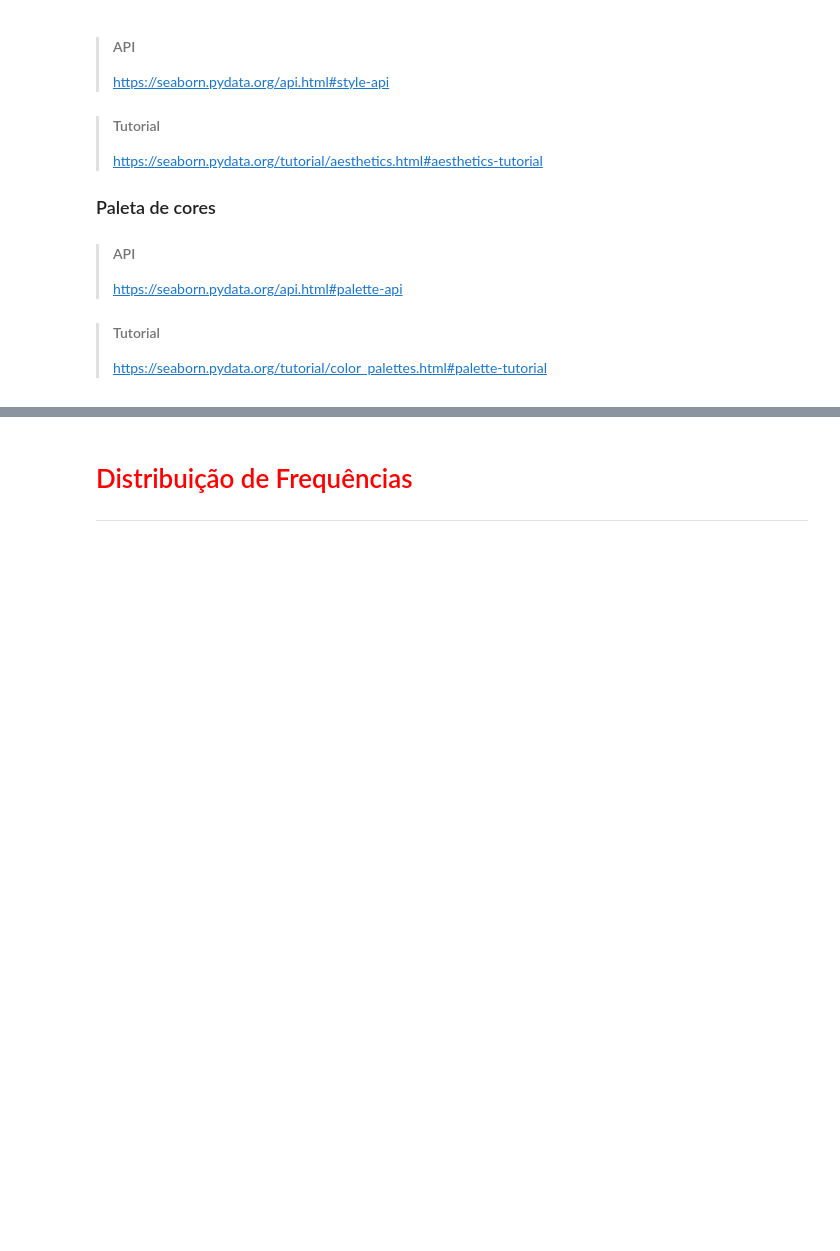
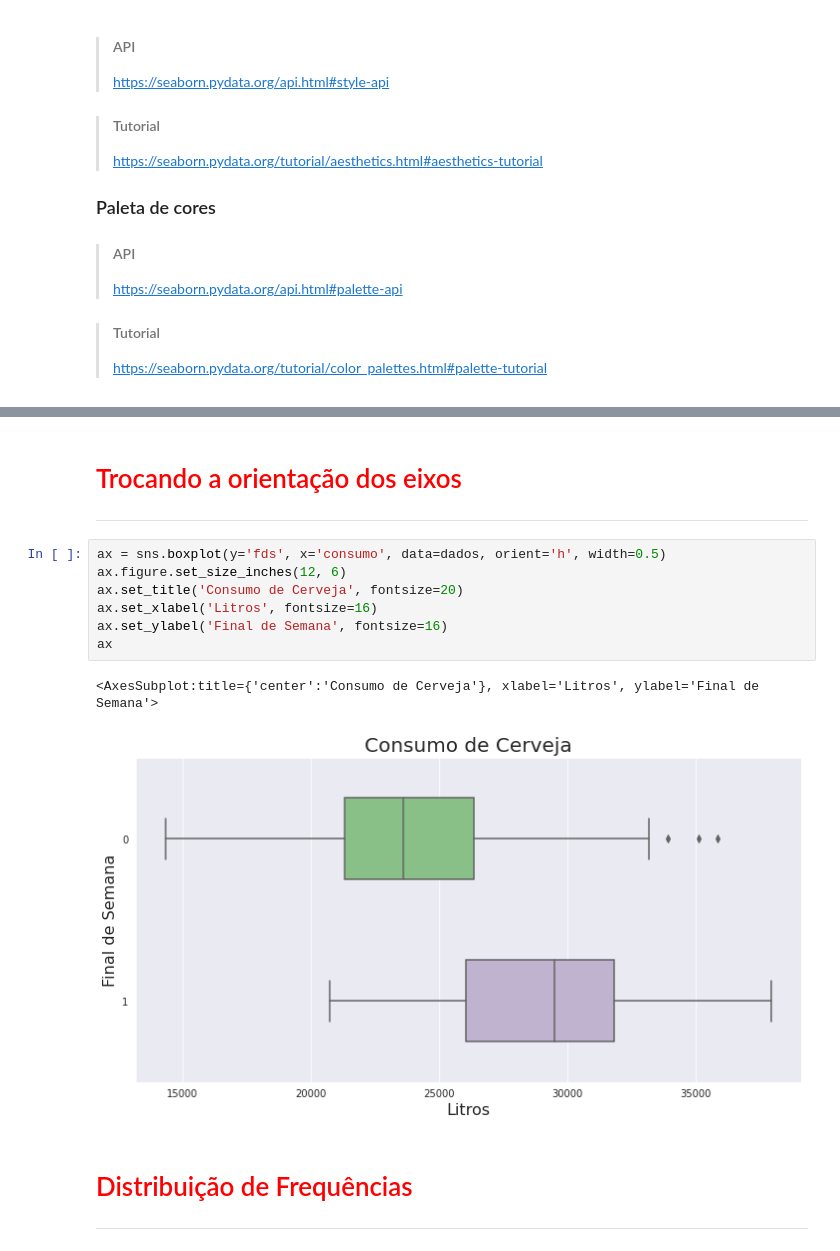
Before and after one commit to eltonrp/formacao_Data_Science, a Jupyter notebook: 04_regressao_linear/notebook/Regressão Linear.ipynb, the cells around one changed output, grey strips where cells are left out. Saved outputs shown, nothing was run; the diff lists cells and outputs as text; blank space fills up the shorter version.

```diff
--- a/04_regressao_linear/notebook/Regressão Linear.ipynb
+++ b/04_regressao_linear/notebook/Regressão Linear.ipynb
@@ -184,3 +205,16 @@ Text(0, 0.5, 'Litros')
+# %% [markdown]
+# <font color='red'>Trocando a orientação dos eixos</font>
+<hr style='border: 2px solid red'>
+# %%
+ax = sns.boxplot(y='fds', x='consumo', data=dados, orient='h', width=0.5)
+ax.figure.set_size_inches(12, 6)
+ax.set_title('Consumo de Cerveja', fontsize=20)
+ax.set_xlabel('Litros', fontsize=16)
+ax.set_ylabel('Final de Semana', fontsize=16)
+ax
+# %% [output]
+<AxesSubplot:title={'center':'Consumo de Cerveja'}, xlabel='Litros', ylabel='Final de Semana'>
+[figure, added]
 # %% [markdown]
 # <font color='red' style='font-size: 30px;'>Distribuição de Frequências</font>
 <hr style='border: 2px solid red;'>
```
Also changed, not shown: parts of 4 cells of this notebook, 5 other files.
